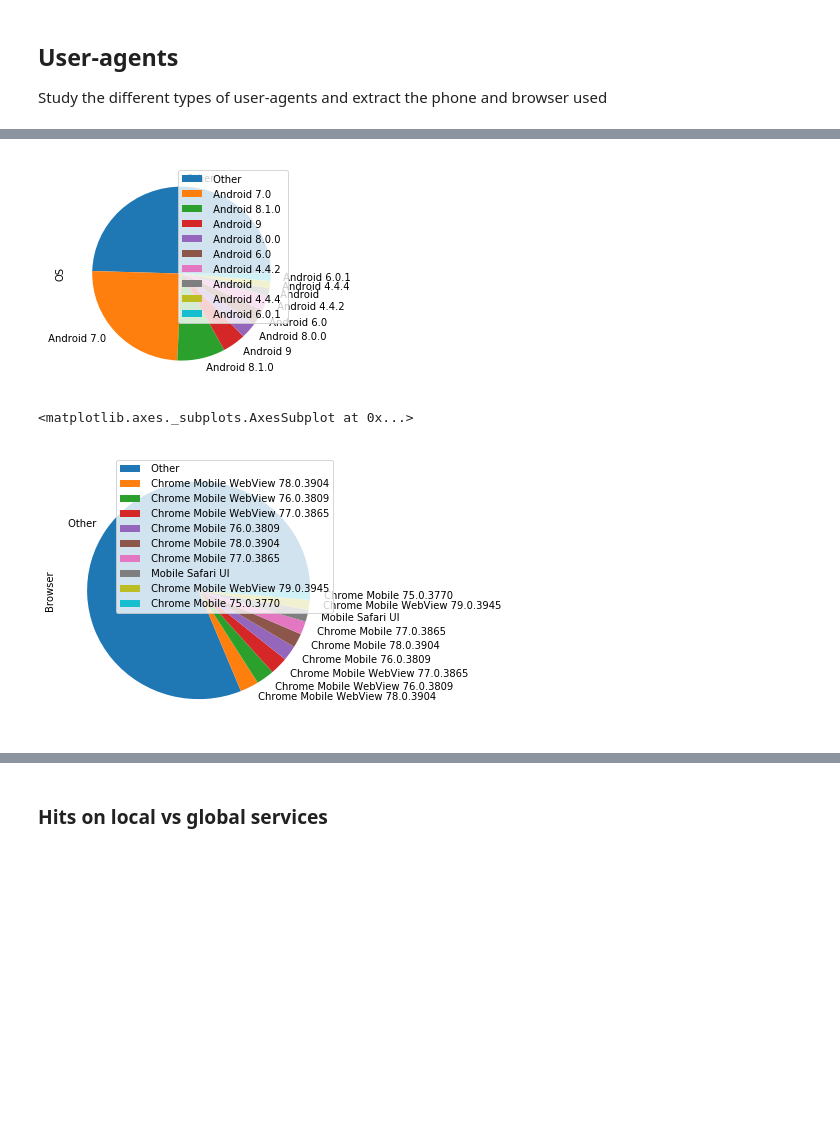
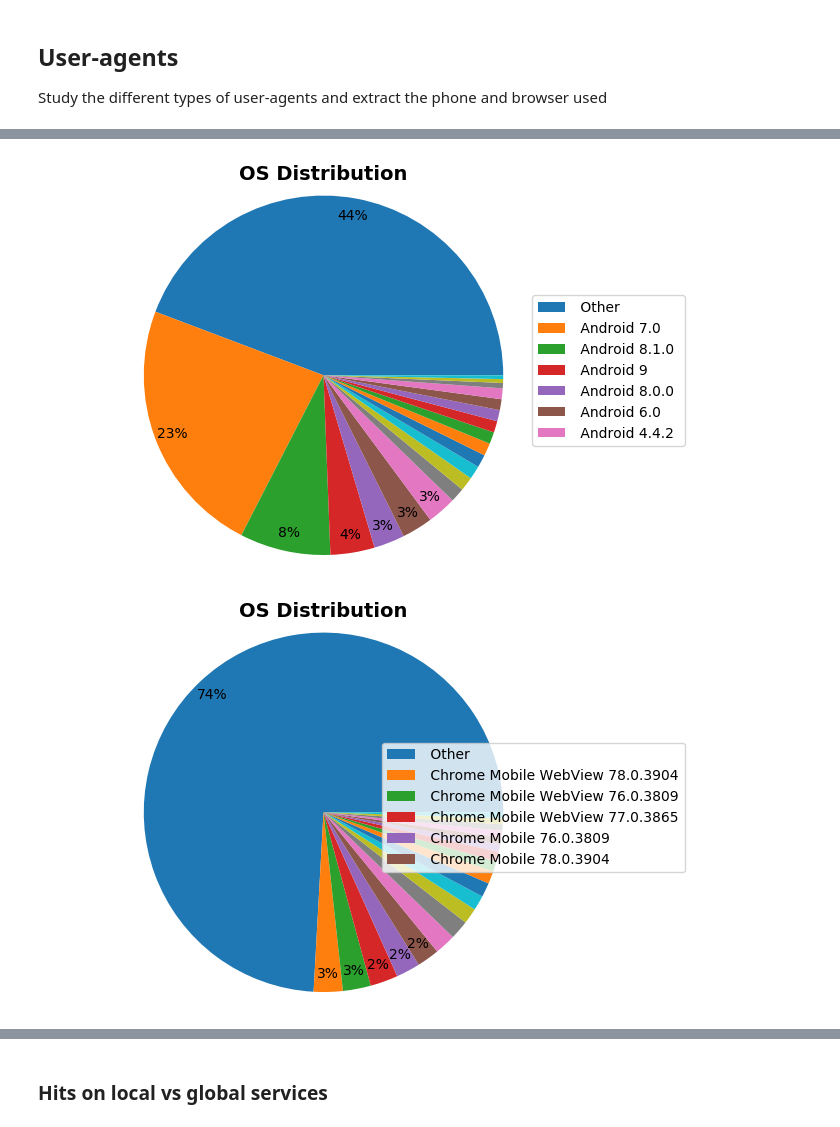
Before and after one commit to amreesh/inethi-traffic-analysis, a Jupyter notebook: web-traffic-analysis.ipynb, the cells around one changed output, grey strips where cells are left out. Saved outputs shown, nothing was run; the diff lists cells and outputs as text; code cells hidden in the pictures; blank space fills up the shorter version.

```diff
--- a/web-traffic-analysis.ipynb
+++ b/web-traffic-analysis.ipynb
@@ -107,23 +106,52 @@ df_uas.head()
 | 2 | Dalvik/1.6.0 (Linux; U; Android 4... | Samsung GT-I9500 | Android 4.3 | Android 4.3 | False | True | False | False | True |
 | 3 | Dalvik/2.1.0 (Linux; U; Android 8... | ASTRO | Android 8.1.0 | Android 8.1.0 | False | True | False | False | True |
 | 4 | Dalvik/2.1.0 (Linux; U; Android 7... | S61 JAZZ | Android 7.0 | Android 7.0 | False | True | False | False | True |
-# %%
-#fig, ax = plt.subplots(figsize=(5, 5))
-
-ax = df_uas.groupby(['os']).count()[['ua']].sort_values('ua', ascending=False)[:10].plot(x='os', y='ua', kind='pie', label='OS', figsize=(4, 4))
-
-# plt.legend(loc='best')
-# plt.savefig('plots/pie_os_distribution.pdf')
-# plt.show()
-# %% [output]
-[figure, removed]
-# %%
-df_browser = df_uas.loc[~df_uas.browser.str.startswith(' Android')]
-
-df_browser.groupby(['browser']).count()[['ua']].sort_values('ua', ascending=False)[:10].plot(x='browser', y='ua', kind='pie', figsize=(5, 5), label='Browser')
-# %% [output]
-<matplotlib.axes._subplots.AxesSubplot at 0x...>
-[figure, removed]
+# %%
+def my_autopct(pct):
+    return ('%1.0f%%' % pct) if pct > 2 else ''
+
+df_pie = df_uas.groupby(['os']).count()[['ua']].sort_values('ua', ascending=False)[:20]
+#ax = df_pie.plot(x='os', y='ua', kind='pie', label='OS', figsize=(4, 4))
+df_pie = df_pie.reset_index()
+# plt.legend(loc='best')
+# plt.savefig('plots/pie_os_distribution.pdf')
+# plt.show()
+plt.gca().axis("equal")
+pie = plt.pie(df_pie.ua, startangle=0, autopct=my_autopct, pctdistance=0.9, radius=1.2)
+labels=df_pie.os.unique()
+plt.title('OS Distribution', weight='bold', size=14)
+plt.legend(pie[0],labels[:7], bbox_to_anchor=(1,0.5), loc="center right", fontsize=10,
+           bbox_transform=plt.gcf().transFigure)
+plt.subplots_adjust(left=0.0, bottom=0.1, right=0.85)
+
+plt.show()
+plt.clf()
+plt.close()
+# %% [output]
+[figure, added]
+# %%
+#df_browser = df_uas.loc[~df_uas.browser.str.startswith(' Android')]
+
+
+
+def my_autopct(pct):
+    return ('%1.0f%%' % pct) if pct > 2 else ''
+
+df_pie = df_browser.groupby(['browser']).count()[['ua']].sort_values('ua', ascending=False)[:20]
+df_pie = df_pie.reset_index()
+plt.gca().axis("equal")
+pie = plt.pie(df_pie.ua, startangle=0, autopct=my_autopct, pctdistance=0.9, radius=1.2)
+labels=df_pie.browser.unique()
+plt.title('OS Distribution', weight='bold', size=14)
+plt.legend(pie[0],labels[:6], bbox_to_anchor=(1,0.5), loc="center right", fontsize=10,
+           bbox_transform=plt.gcf().transFigure)
+plt.subplots_adjust(left=0.0, bottom=0.1, right=0.85)
+
+plt.show()
+plt.clf()
+plt.close()
+# %% [output]
+[figure, added]
 # %%
 df_browser.groupby(['brand']).count()[['ua']].sort_values('ua', ascending=False)[:10].plot(x='brand', y='ua', kind='pie', figsize=(5, 5), label='Brand')
 # %% [output]
```
Also changed, not shown: parts of 28 cells of this notebook, 6 other files.
